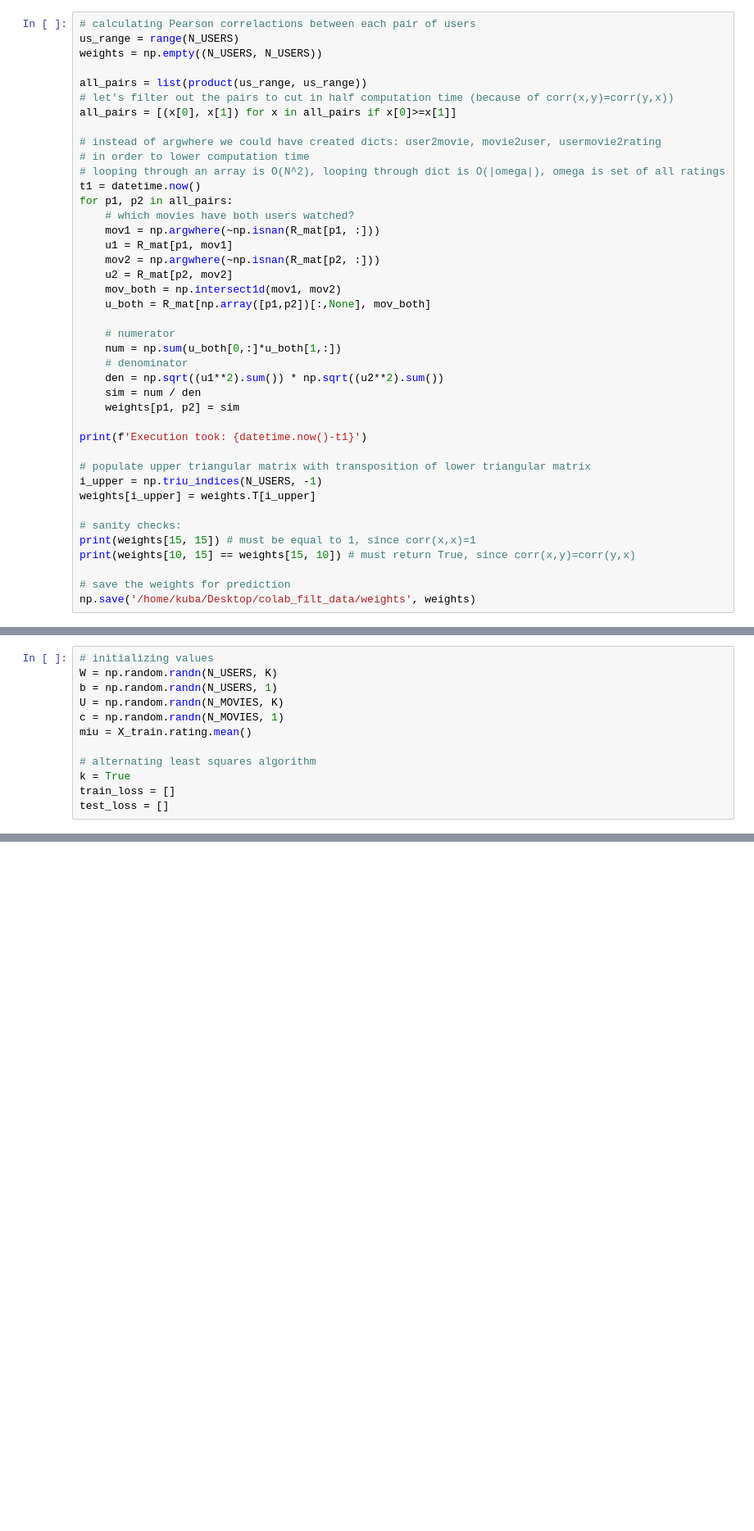
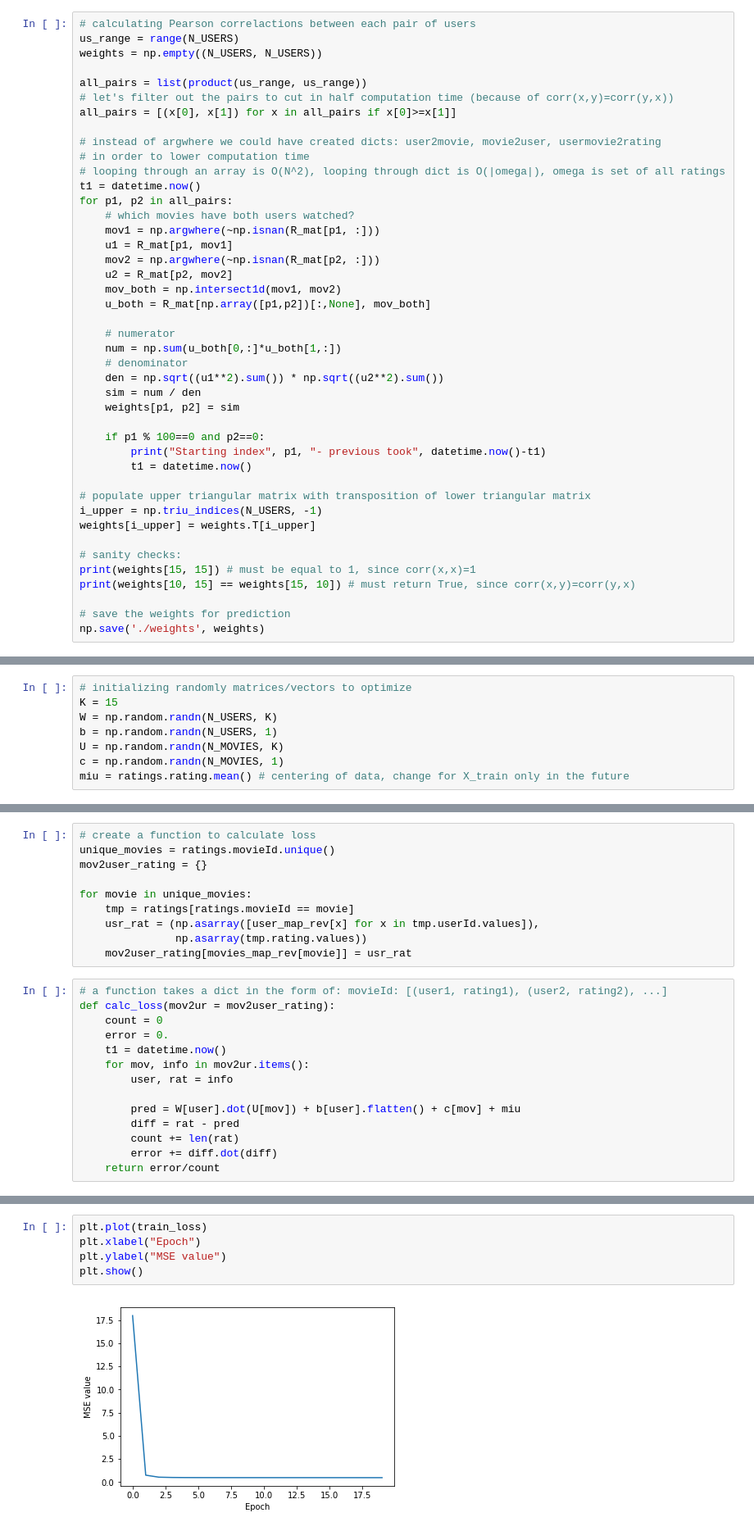
Before and after one commit to kubencjusz/recommenderSystems, a Jupyter notebook: recommender systems.ipynb, the cells around one changed output, grey strips where cells are left out. Shown at 82% size. Cells and saved outputs as stored; diff of their text form; blank space fills up the shorter version.

```diff
--- a/recommender systems.ipynb
+++ b/recommender systems.ipynb
@@ -156,7 +160,9 @@ for p1, p2 in all_pairs:
     sim = num / den
     weights[p1, p2] = sim
 
-print(f'Execution took: {datetime.now()-t1}')
+    if p1 % 100==0 and p2==0:
+        print("Starting index", p1, "- previous took", datetime.now()-t1)
+        t1 = datetime.now()
 
 # populate upper triangular matrix with transposition of lower triangular matrix
 i_upper = np.triu_indices(N_USERS, -1)
@@ -167,5 +173,5 @@ print(weights[15, 15]) # must be equal to 1, since corr(x,x)=1
 print(weights[10, 15] == weights[15, 10]) # must return True, since corr(x,y)=corr(y,x)
 
 # save the weights for prediction
-np.save('/home/kuba/Desktop/colab_filt_data/weights', weights)
+np.save('./weights', weights)
 # %% [output]
@@ -314,12 +348,8 @@ print(f'usermov2rating dict: {np.round(sys.getsizeof(usermov2rating)/1024**2,2)}
 # %%
-# initializing values
+# initializing randomly matrices/vectors to optimize
+K = 15
 W = np.random.randn(N_USERS, K)
 b = np.random.randn(N_USERS, 1)
 U = np.random.randn(N_MOVIES, K)
 c = np.random.randn(N_MOVIES, 1)
-miu = X_train.rating.mean()
-
-# alternating least squares algorithm
-k = True
-train_loss = []
-test_loss = []
+miu = ratings.rating.mean() # centering of data, change for X_train only in the future
@@ -326 +358,25 @@ test_loss = []
+# %%
+# create a function to calculate loss
+unique_movies = ratings.movieId.unique()
+mov2user_rating = {}
+
+for movie in unique_movies:
+    tmp = ratings[ratings.movieId == movie]
+    usr_rat = (np.asarray([user_map_rev[x] for x in tmp.userId.values]),
+               np.asarray(tmp.rating.values))
+    mov2user_rating[movies_map_rev[movie]] = usr_rat
+# %%
+# a function takes a dict in the form of: movieId: [(user1, rating1), (user2, rating2), ...]
+def calc_loss(mov2ur = mov2user_rating):
+    count = 0
+    error = 0.
+    t1 = datetime.now()
+    for mov, info in mov2ur.items():
+        user, rat = info
+
+        pred = W[user].dot(U[mov]) + b[user].flatten() + c[mov] + miu
+        diff = rat - pred
+        count += len(rat)
+        error += diff.dot(diff)
+    return error/count
 # %%
@@ -356,0 +446,7 @@ while k:
+# %%
+plt.plot(train_loss)
+plt.xlabel("Epoch")
+plt.ylabel("MSE value")
+plt.show()
+# %% [output]
+[figure, added]
```
Also changed, not shown: parts of 24 cells of this notebook.
